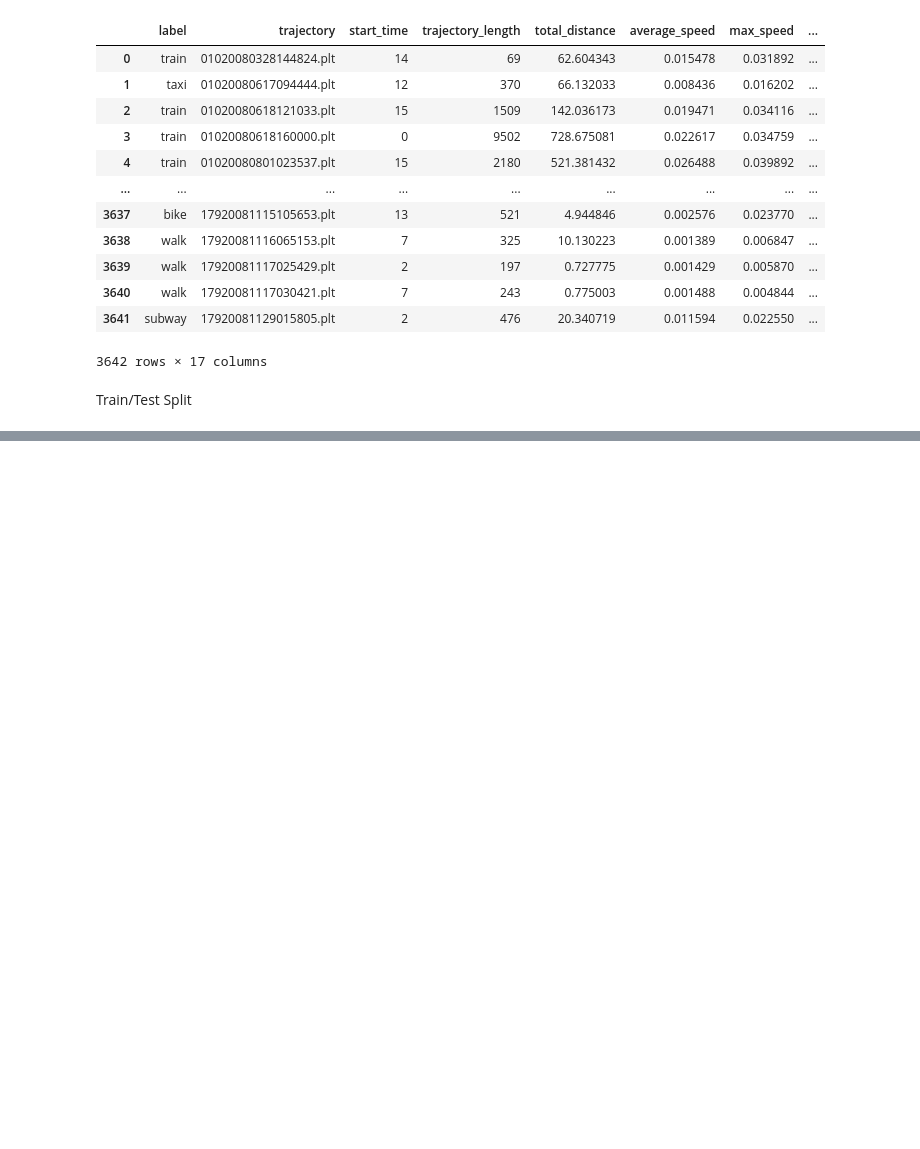
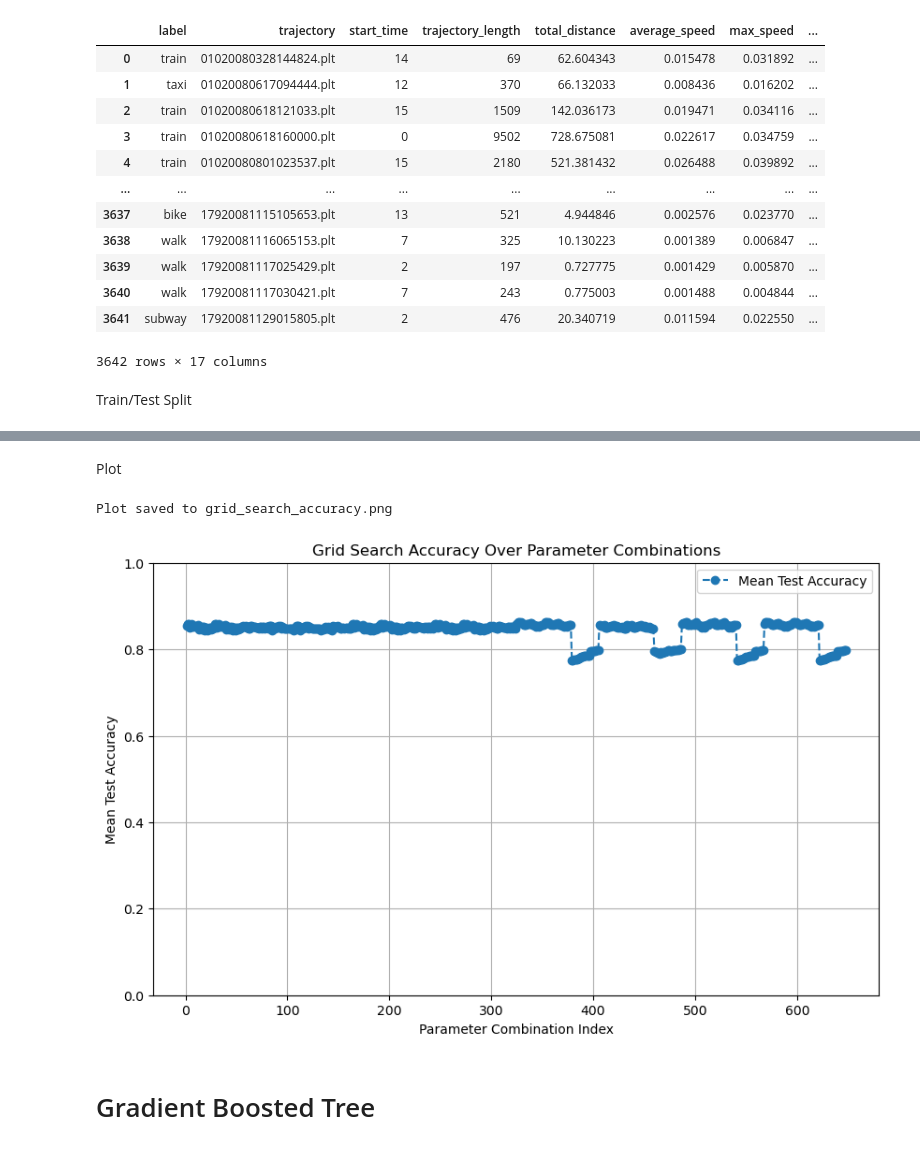
Before and after one commit to benteuu/Masterarbeit-Repo, a Jupyter notebook: trees.ipynb, the cells around one changed output, grey strips where cells are left out. Saved outputs shown, nothing was run; the diff lists cells and outputs as text; code cells hidden in the pictures; blank space fills up the shorter version.

```diff
--- a/trees.ipynb
+++ b/trees.ipynb
@@ -37,0 +145,2 @@ Y = feature_df['label']  # Target variable
+# %%
+cv = StratifiedKFold(n_splits=5, shuffle=True, random_state=36)
@@ -37,0 +181,44 @@ Y = feature_df['label']  # Target variable
+# %% [markdown]
+Plot
+# %%
+def plot_grid_search_results(grid_search, save_path=None):
+    """
+    Plots the mean test accuracy over parameter combinations during GridSearchCV.
+
+    Parameters:
+    - grid_search: A fitted GridSearchCV object.
+    - save_path: (Optional) Path to save the plot as an image. If None, the plot is displayed.
+
+    Returns:
+    - None
+    """
+    # Convert cv_results_ to a DataFrame
+    results_df = pd.DataFrame(grid_search.cv_results_)
+
+    # Extract the mean test score for each parameter combination
+    mean_test_scores = results_df['mean_test_score']
+    param_combinations = range(1, len(mean_test_scores) + 1)
+
+    # Create the plot
+    plt.figure(figsize=(10, 6))
+    plt.plot(param_combinations, mean_test_scores, marker='o', label='Mean Test Accuracy', linestyle='--')
+    plt.title("Grid Search Accuracy Over Parameter Combinations")
+    plt.xlabel("Parameter Combination Index")
+    plt.ylabel("Mean Test Accuracy")
+    plt.ylim(0, 1)  # Accuracy is between 0 and 1
+    plt.grid(True)
+    plt.legend()
+
+    # Save or display the plot
+    if save_path:
+        plt.savefig(save_path, dpi=300, bbox_inches='tight')
+        print(f"Plot saved to {save_path}")
+    else:
+        plt.show()
+# %%
+plot_grid_search_results(grid_search, save_path='grid_search_accuracy.png')
+# %% [output]
+Plot saved to grid_search_accuracy.png
+[figure, added]
+# %% [markdown]
+# Gradient Boosted Tree
```
Also changed, not shown: parts of 27 cells of this notebook, 6 other files.
